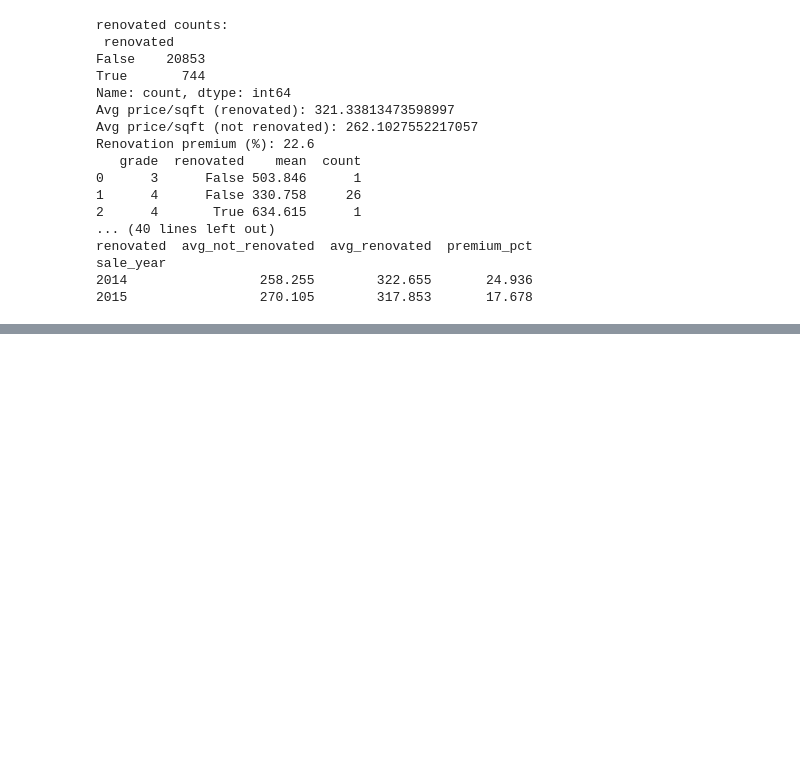
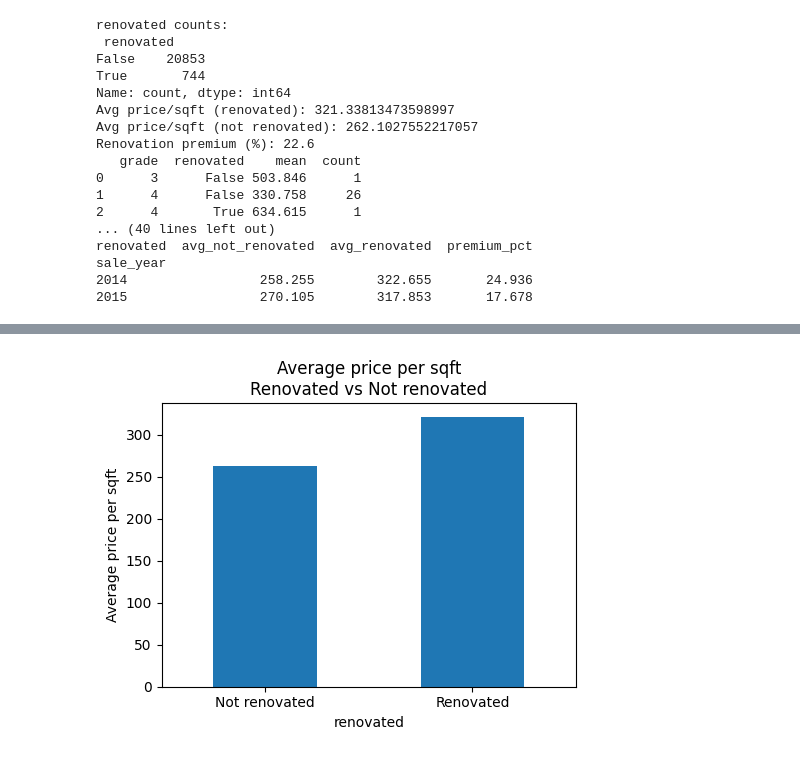
Before and after one commit to somanole/ds-eda-project, a Jupyter notebook: EDA.ipynb, the cells around one changed output, grey strips where cells are left out. Cells and saved outputs as stored; diff of their text form; code cells hidden in the pictures; blank space fills up the shorter version.

```diff
--- a/EDA.ipynb
+++ b/EDA.ipynb
@@ -144,0 +206,18 @@ sale_year
+# %%
+# Average price per sqft by renovation status
+avg_by_renovated = (
+    df.groupby("renovated")["price_per_sqft"]
+      .mean()
+      .rename(index={False: "Not renovated", True: "Renovated"})
+)
+
+plt.figure(figsize=(5, 4))
+avg_by_renovated.plot(kind="bar")
+
+plt.ylabel("Average price per sqft")
+plt.title("Average price per sqft\nRenovated vs Not renovated")
+plt.xticks(rotation=0)
+plt.tight_layout()
+plt.show()
+# %% [output]
+[figure, added]
```
Also changed, not shown: parts of 8 cells of this notebook.
